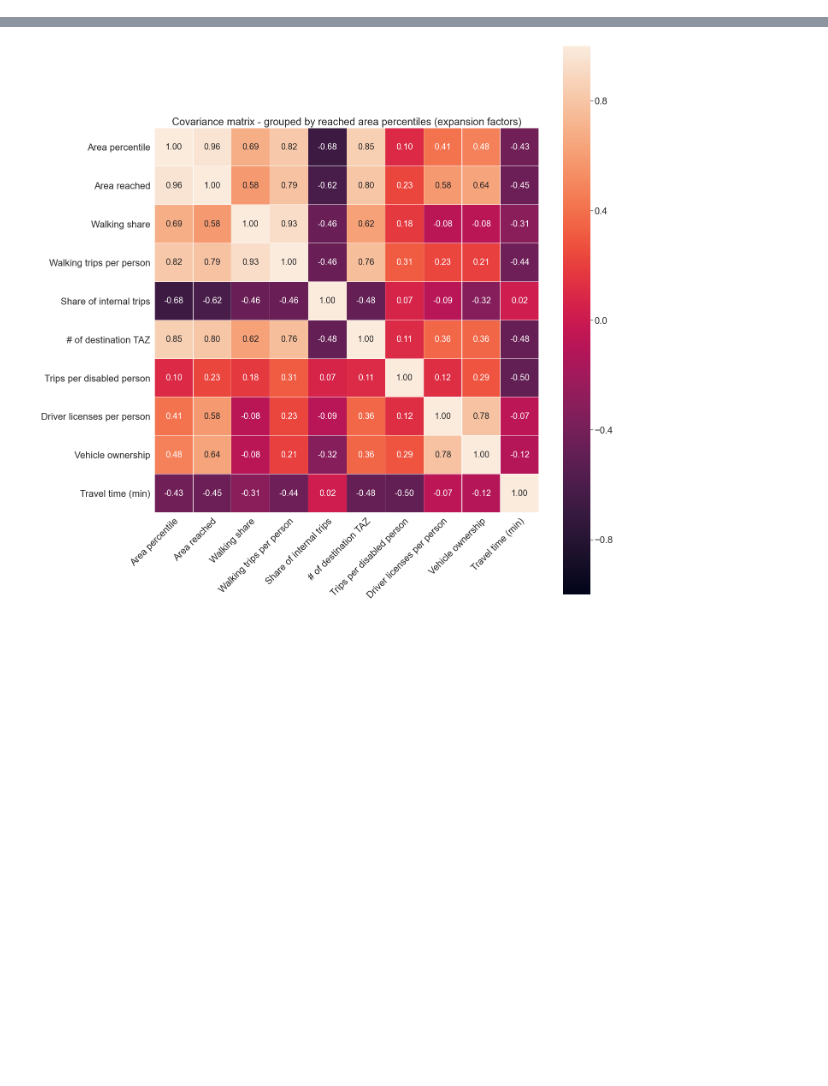
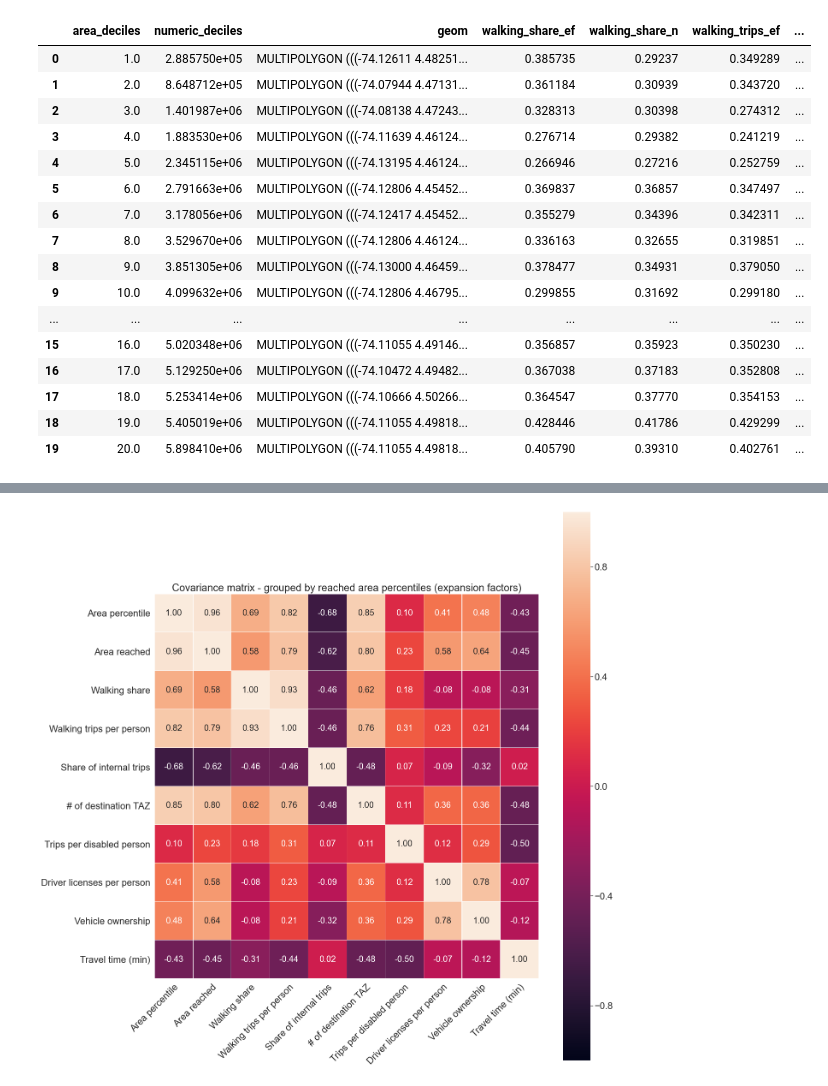
Before and after one commit to rafleo2008/GOAT_Bogota_extrafiles, a Jupyter notebook: src/GOAT_Analysis/03_B_Indicators_correlations_deciles.ipynb, the cells around one changed output, grey strips where cells are left out. Drawn from its saved outputs; the diff is of its cells as text; code cells hidden in the pictures; blank space fills up the shorter version.

```diff
--- a/src/GOAT_Analysis/03_B_Indicators_correlations_deciles.ipynb
+++ b/src/GOAT_Analysis/03_B_Indicators_correlations_deciles.ipynb
@@ -22,6 +22,26 @@ accessibility_db = gpd.read_postgis('SELECT * FROM table_for_model_deciles', db_
 for column in var_columns:
     accessibility_db[column] = accessibility_db[column].astype(float)
     accessibility_db[column] = accessibility_db[column].round(decimals = 5)
+# %%
+accessibility_db
+# %% [output]
+|  | area_deciles | numeric_deciles | geom | walking_share_ef | walking_share_n | walking_trips_ef | ... |
+| 0 | 1.0 | 2.885750e+05 | MULTIPOLYGON (((-74.12611 4.48251... | 0.385735 | 0.29237 | 0.349289 | ... |
+| 1 | 2.0 | 8.648712e+05 | MULTIPOLYGON (((-74.07944 4.47131... | 0.361184 | 0.30939 | 0.343720 | ... |
+| 2 | 3.0 | 1.401987e+06 | MULTIPOLYGON (((-74.08138 4.47243... | 0.328313 | 0.30398 | 0.274312 | ... |
+| 3 | 4.0 | 1.883530e+06 | MULTIPOLYGON (((-74.11639 4.46124... | 0.276714 | 0.29382 | 0.241219 | ... |
+| 4 | 5.0 | 2.345115e+06 | MULTIPOLYGON (((-74.13195 4.46124... | 0.266946 | 0.27216 | 0.252759 | ... |
+| 5 | 6.0 | 2.791663e+06 | MULTIPOLYGON (((-74.12806 4.45452... | 0.369837 | 0.36857 | 0.347497 | ... |
+| 6 | 7.0 | 3.178056e+06 | MULTIPOLYGON (((-74.12417 4.45452... | 0.355279 | 0.34396 | 0.342311 | ... |
+| 7 | 8.0 | 3.529670e+06 | MULTIPOLYGON (((-74.12806 4.46124... | 0.336163 | 0.32655 | 0.319851 | ... |
+| 8 | 9.0 | 3.851305e+06 | MULTIPOLYGON (((-74.13000 4.46459... | 0.378477 | 0.34931 | 0.379050 | ... |
+| 9 | 10.0 | 4.099632e+06 | MULTIPOLYGON (((-74.12806 4.46795... | 0.299855 | 0.31692 | 0.299180 | ... |
+| ... | ... | ... | ... | ... | ... | ... | ... |
+| 15 | 16.0 | 5.020348e+06 | MULTIPOLYGON (((-74.11055 4.49146... | 0.356857 | 0.35923 | 0.350230 | ... |
+| 16 | 17.0 | 5.129250e+06 | MULTIPOLYGON (((-74.10472 4.49482... | 0.367038 | 0.37183 | 0.352808 | ... |
+| 17 | 18.0 | 5.253414e+06 | MULTIPOLYGON (((-74.10666 4.50266... | 0.364547 | 0.37770 | 0.354153 | ... |
+| 18 | 19.0 | 5.405019e+06 | MULTIPOLYGON (((-74.11055 4.49818... | 0.428446 | 0.41786 | 0.429299 | ... |
+| 19 | 20.0 | 5.898410e+06 | MULTIPOLYGON (((-74.11055 4.49818... | 0.405790 | 0.39310 | 0.402761 | ... |
 # %%
 #accessibility_db['total_acc_score'] = accessibility_db['kindergarten']+  accessibility_db['school'] +  accessibility_db['university'] +  accessibility_db['leisure'] + accessibility_db['services']
 
```
Also changed, not shown: parts of 1 cell of this notebook, 3 other files.
